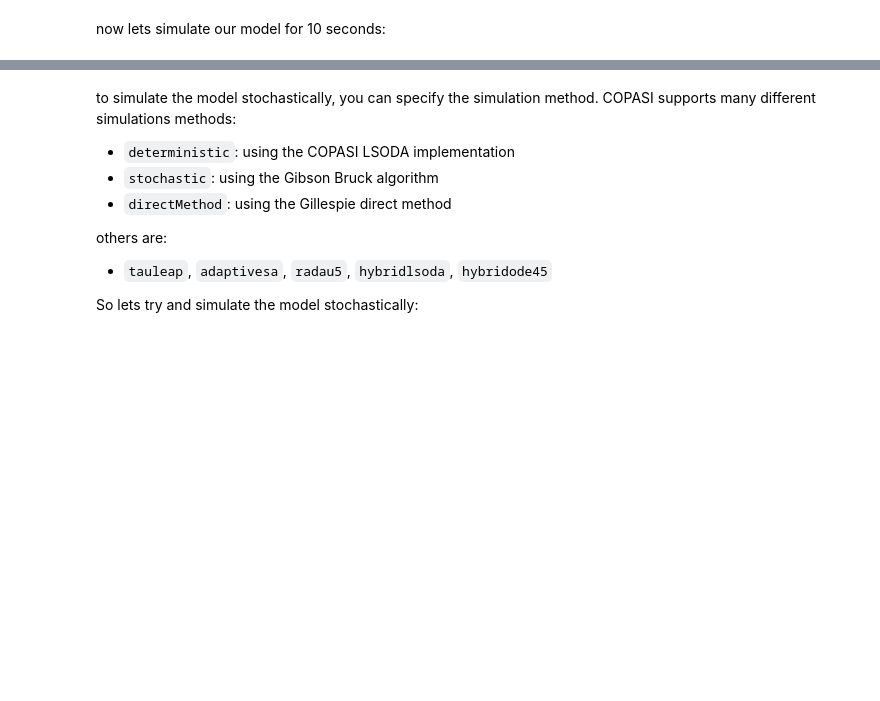
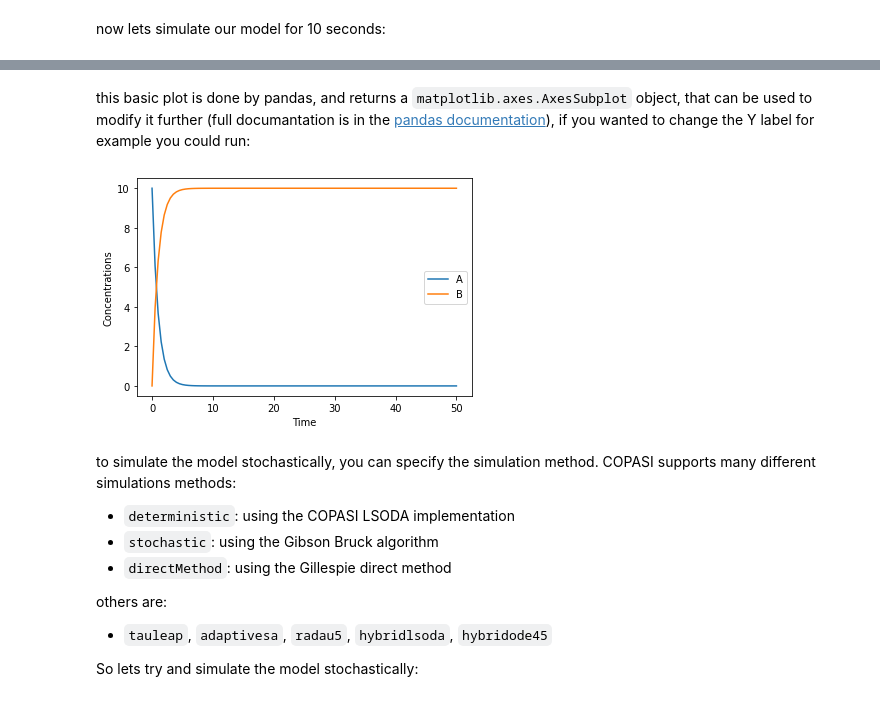
Before and after one commit to copasi/basico, a Jupyter notebook: docs/notebooks/Creating_a_simple_model.ipynb, the cells around one changed output, grey strips where cells are left out. Saved outputs shown, nothing was run; the diff lists cells and outputs as text; code cells hidden in the pictures; blank space fills up the shorter version.

Commit message:
- document plot manipulation

```diff
--- a/docs/notebooks/Creating_a_simple_model.ipynb
+++ b/docs/notebooks/Creating_a_simple_model.ipynb
@@ -70,3 +74,10 @@ result.plot();
+# %% [markdown]
+this basic plot is done by pandas, and returns a `matplotlib.axes.AxesSubplot` object, that can be used to modify it further (full documantation is in the [pandas documentation](https://pandas.pydata.org/docs/reference/api/pandas.DataFrame.plot.html)), if you wanted to change the Y label for example you could run:
+# %%
+ax = result.plot();
+ax.set_ylabel('Concentrations');
+# %% [output]
+[figure, added]
 # %% [markdown]
 to simulate the model stochastically, you can specify the simulation method. COPASI supports many different simulations methods:
 
```
Also changed, not shown: parts of 6 cells of this notebook.
